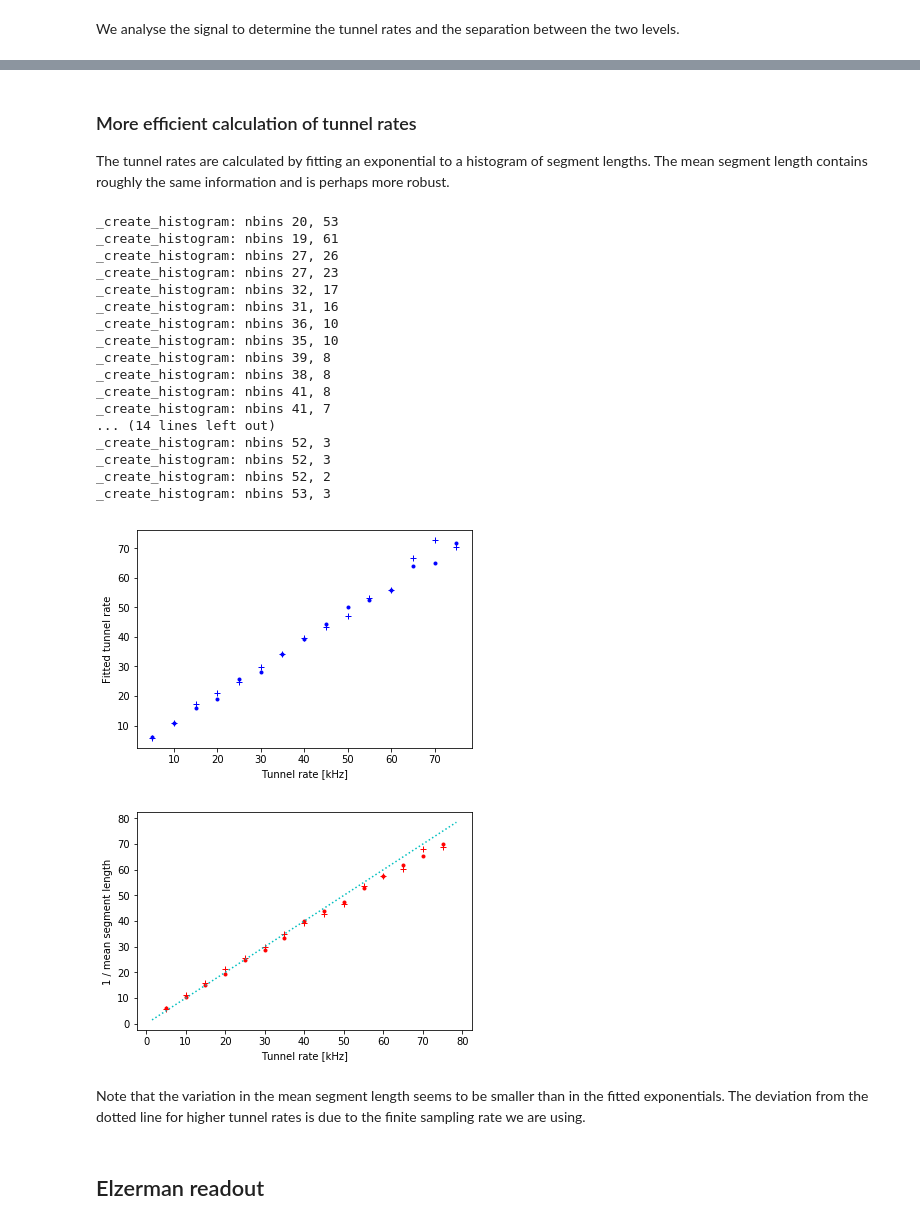
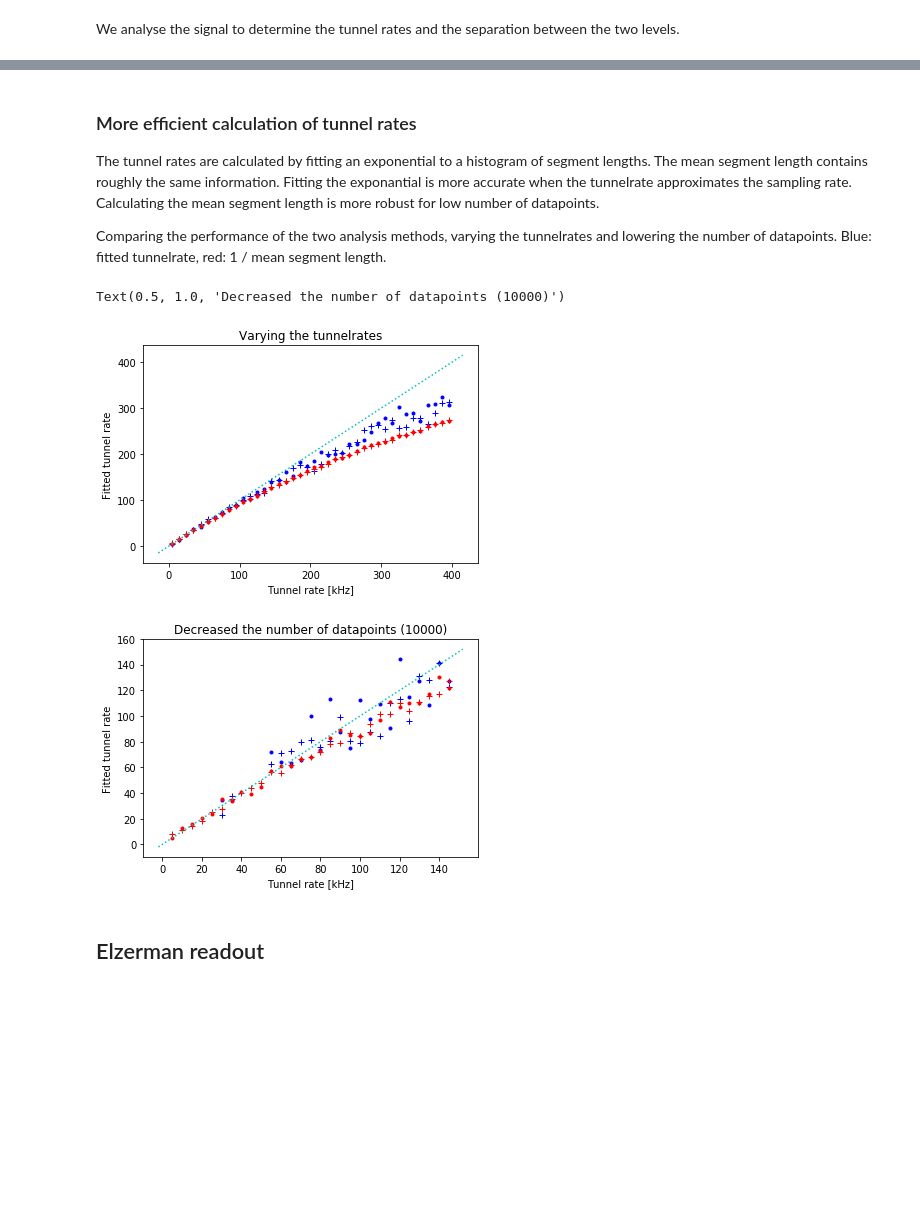
Before and after one commit to QuTech-Delft/qtt, a Jupyter notebook: docs/notebooks/analysis/example_elzerman_readout.ipynb, the cells around one changed output, grey strips where cells are left out. Saved outputs shown, nothing was run; the diff lists cells and outputs as text; code cells hidden in the pictures; blank space fills up the shorter version.

```diff
--- a/docs/notebooks/analysis/example_elzerman_readout.ipynb
+++ b/docs/notebooks/analysis/example_elzerman_readout.ipynb
@@ -54,53 +56,66 @@ Tunnel rate up: 25.0 kHz
 ### More efficient calculation of tunnel rates
 
 The tunnel rates are calculated by fitting an exponential to a histogram of segment lengths.
-The mean segment length contains roughly the same information and is perhaps more robust.
+The mean segment length contains roughly the same information. Fitting the exponantial is more accurate when the tunnelrate approximates the sampling rate. Calculating the mean segment length is more robust for low number of datapoints.
+
+Comparing the performance of the two analysis methods, varying the tunnelrates and lowering the number of datapoints. Blue: fitted tunnelrate, red: 1 / mean segment length.
 # %%
 samplerate = 1e6
 
-plt.figure(1000); plt.clf(); plt.xlabel('Tunnel rate [kHz]'); plt.ylabel('Fitted tunnel rate')
-plt.figure(1001); plt.clf();  plt.xlabel('Tunnel rate [kHz]');  plt.ylabel('1 / mean segment length')
-for jj, rate in enumerate(np.arange(5, 80, 5)*1e3):
+plt.figure(1002); plt.clf(); plt.xlabel('Tunnel rate [kHz]'); plt.ylabel('Fitted tunnel rate')
+
+for jj, rate in enumerate(np.arange(5, 405, 10)*1e3):
     rate_up = rate
     rate_down = rate
     rts_model = ContinuousTimeMarkovModel(['down', 'up'], [rate_up*model_unit,rate_down*model_unit], np.array([[0.,1],[1,0]]) )
 
     rtsdata = generate_traces(rts_model, number_of_sequences=1, length=155000, std_gaussian_noise=.15)[0]
     with warnings.catch_warnings():
         warnings.filterwarnings("ignore")
         tunnelrate_dn, tunnelrate_up, results = tunnelrates_RTS(rtsdata, samplerate=samplerate, min_sep = 1.0, max_sep=2222, min_duration = 10, num_bins = 40, plungers=[], fig=0, verbose=0)
 
-    plt.figure(1000)
+    plt.figure(1002)
     plt.plot(rate/1e3, tunnelrate_dn, '.b')
     plt.plot(rate/1e3, tunnelrate_up, '+b')
-    plt.figure(1001)
+
     x_factor = 1e-3
     y_factor = (1./model_unit)*x_factor
     plt.plot(rate*x_factor, y_factor/(samplerate*results['down_segments']['mean']), '.r')
     plt.plot(rate*x_factor, y_factor/(samplerate*results['up_segments']['mean']), '+r')
+
+plt.figure(1002)
 qtt.pgeometry.plot2Dline([1,-1,0], ':c', label='')
+plt.title('Varying the tunnelrates')
+
+plt.figure(1010); plt.clf(); plt.xlabel('Tunnel rate [kHz]'); plt.ylabel('Fitted tunnel rate')
+
+for jj, rate in enumerate(np.arange(5, 150, 5)*1e3):
+    rate_up = rate
+    rate_down = rate
+    rts_model = ContinuousTimeMarkovModel(['down', 'up'], [rate_up*model_unit,rate_down*model_unit], np.array([[0.,1],[1,0]]) )
+
+    rtsdata = generate_traces(rts_model, number_of_sequences=1, length=10000, std_gaussian_noise=.15)[0]
+    with warnings.catch_warnings():
+        warnings.filterwarnings("ignore")
+        tunnelrate_dn, tunnelrate_up, results = tunnelrates_RTS(rtsdata, samplerate=samplerate, min_sep = 1.0, max_sep=2222, min_duration = 10, num_bins = 40, plungers=[], fig=0, verbose=0)
+
+    plt.figure(1010)
+    if tunnelrate_dn is not None:
+        plt.plot(rate/1e3, tunnelrate_dn, '.b')
+        plt.plot(rate/1e3, tunnelrate_up, '+b')
+
+    x_factor = 1e-3
+    y_factor = (1./model_unit)*x_factor
+    plt.plot(rate*x_factor, y_factor/(samplerate*results['down_segments']['mean']), '.r')
+    plt.plot(rate*x_factor, y_factor/(samplerate*results['up_segments']['mean']), '+r')
+
+plt.figure(1010)
+qtt.pgeometry.plot2Dline([1,-1,0], ':c', label='')
+plt.title('Decreased the number of datapoints (10000)')
 # %% [output]
-_create_histogram: nbins 20, 53
-_create_histogram: nbins 19, 61
-_create_histogram: nbins 27, 26
-_create_histogram: nbins 27, 23
-_create_histogram: nbins 32, 17
-_create_histogram: nbins 31, 16
-_create_histogram: nbins 36, 10
-_create_histogram: nbins 35, 10
-_create_histogram: nbins 39, 8
-_create_histogram: nbins 38, 8
-_create_histogram: nbins 41, 8
-_create_histogram: nbins 41, 7
-... (14 lines left out)
-_create_histogram: nbins 52, 3
-_create_histogram: nbins 52, 3
-_create_histogram: nbins 52, 2
-_create_histogram: nbins 53, 3
+Text(0.5, 1.0, 'Decreased the number of datapoints (10000)')
-[figure, old version]
+[figure, new version]
-[figure, old version]
+[figure, new version]
-# %% [markdown]
-Note that the variation in the mean segment length seems to be smaller than in the fitted exponentials. The deviation from the dotted line for higher tunnel rates is due to the finite sampling rate we are using.
 # %% [markdown]
 ## Elzerman readout
 # %% [markdown]
```
Also changed, not shown: parts of 5 cells of this notebook, 1 other file.
